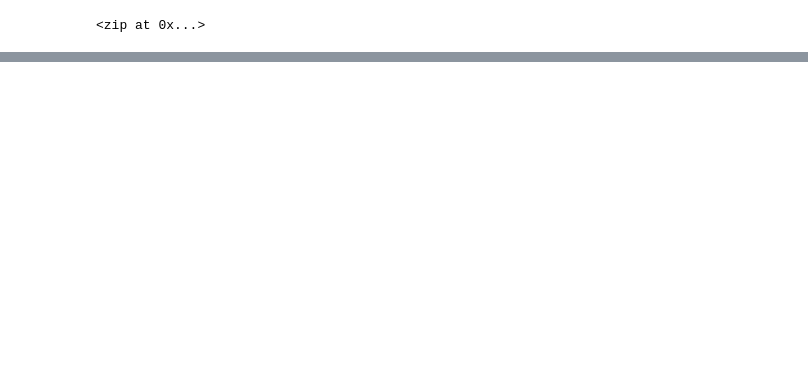
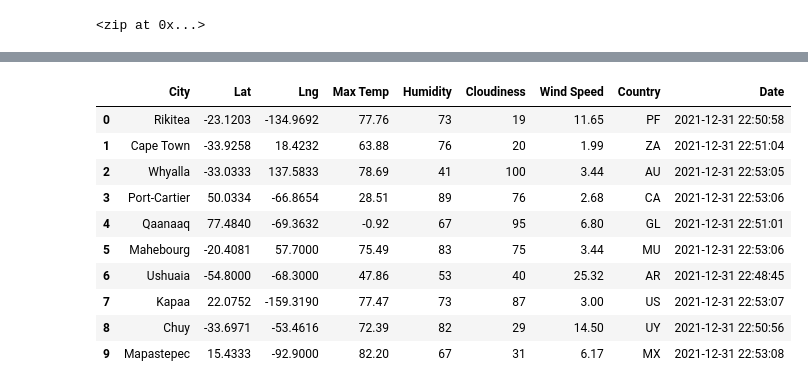
Before and after one commit to katiemtroll/World_Weather_Analysis, a Jupyter notebook: WeatherPy.ipynb, the cells around one changed output, grey strips where cells are left out. Saved outputs shown, nothing was run; the diff lists cells and outputs as text; code cells hidden in the pictures; blank space fills up the shorter version.

```diff
--- a/WeatherPy.ipynb
+++ b/WeatherPy.ipynb
@@ -37,0 +38,16 @@ len(cities)
+# %%
+# Import the requests library.
+import requests
+
+# Import the API key.
+import sys
+sys.path.append('/Users/katiemtroll/Desktop/API_Keys')
+from api_keys import key_open_weather
+api_key = key_open_weather
+# %%
+url = "http://api.openweathermap.org/data/2.5/weather?units=Imperial&APPID=" + api_key
+# %%
+# Create an endpoint URL for a city.
+city_url = url + "&q=" + "Boston"
+city_weather = requests.get(city_url)
+city_weather.json()
@@ -37,0 +211,16 @@ len(cities)
+# %%
+# Convert the array of dictionaries to a Pandas DataFrame.
+city_data_df = pd.DataFrame(city_data)
+city_data_df.head(10)
+# %% [output]
+|  | City | Lat | Lng | Max Temp | Humidity | Cloudiness | Wind Speed | Country | Date |
+| 0 | Rikitea | -23.1203 | -134.9692 | 77.76 | 73 | 19 | 11.65 | PF | 2021-12-31 22:50:58 |
+| 1 | Cape Town | -33.9258 | 18.4232 | 63.88 | 76 | 20 | 1.99 | ZA | 2021-12-31 22:51:04 |
+| 2 | Whyalla | -33.0333 | 137.5833 | 78.69 | 41 | 100 | 3.44 | AU | 2021-12-31 22:53:05 |
+| 3 | Port-Cartier | 50.0334 | -66.8654 | 28.51 | 89 | 76 | 2.68 | CA | 2021-12-31 22:53:06 |
+| 4 | Qaanaaq | 77.4840 | -69.3632 | -0.92 | 67 | 95 | 6.80 | GL | 2021-12-31 22:51:01 |
+| 5 | Mahebourg | -20.4081 | 57.7000 | 75.49 | 83 | 75 | 3.44 | MU | 2021-12-31 22:53:06 |
+| 6 | Ushuaia | -54.8000 | -68.3000 | 47.86 | 53 | 40 | 25.32 | AR | 2021-12-31 22:48:45 |
+| 7 | Kapaa | 22.0752 | -159.3190 | 77.47 | 73 | 87 | 3.00 | US | 2021-12-31 22:53:07 |
+| 8 | Chuy | -33.6971 | -53.4616 | 72.39 | 82 | 29 | 14.50 | UY | 2021-12-31 22:50:56 |
+| 9 | Mapastepec | 15.4333 | -92.9000 | 82.20 | 67 | 31 | 6.17 | MX | 2021-12-31 22:53:08 |
```
Also changed, not shown: parts of 12 cells of this notebook, 4 other files.
